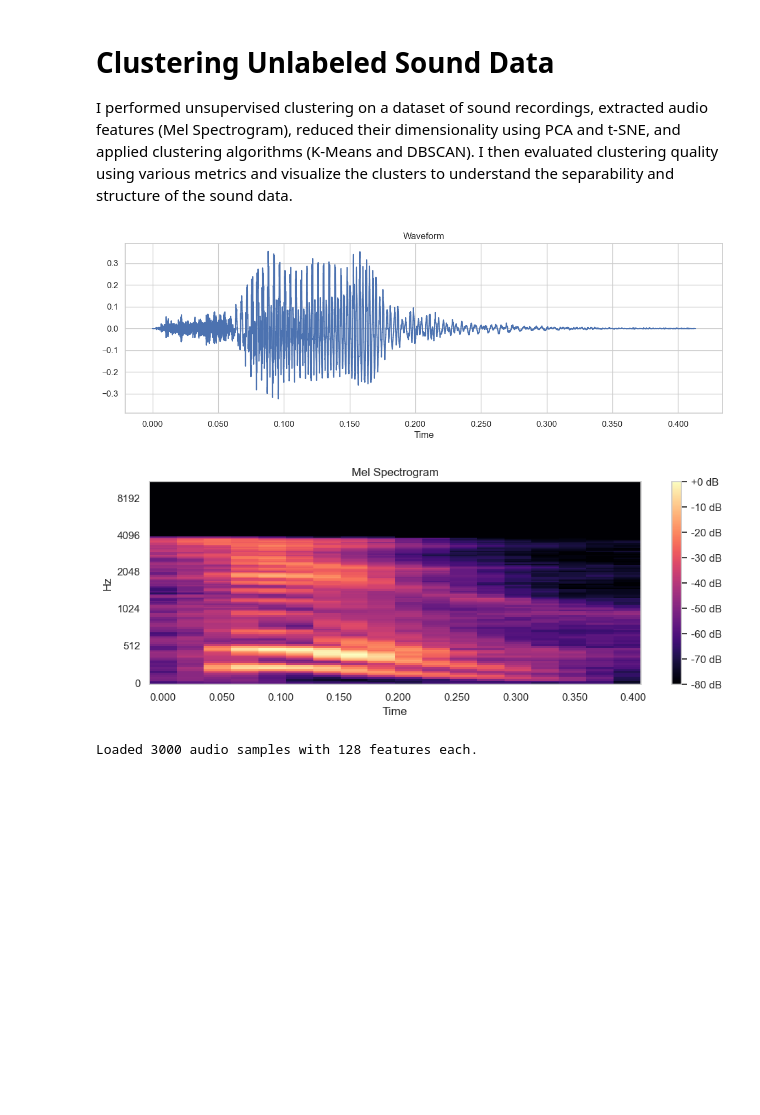
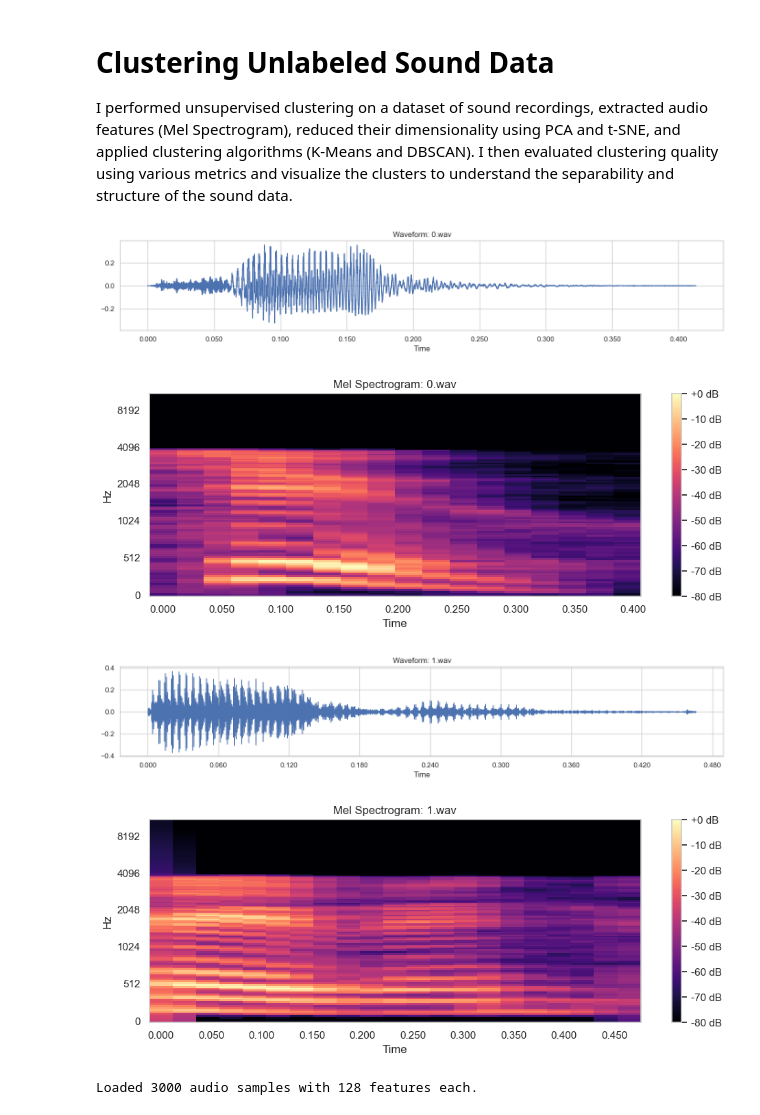
Before and after one commit to aadedigbae/Sound-Clustering-HMMs, a Jupyter notebook: clustering_notebook.ipynb, the cells around one changed output. Cells and saved outputs as stored; diff of their text form; code cells hidden in the pictures; blank space fills up the shorter version.

```diff
--- a/clustering_notebook.ipynb
+++ b/clustering_notebook.ipynb
@@ -26,29 +26,42 @@ sns.set(style="whitegrid")
 DATA_FOLDER = "unlabelled_sounds"
 # %%
 # Visualize Sample Audio Files
+# Pick two audio files from your dataset
+sample_files = [os.path.join(DATA_FOLDER, fname)
+                for fname in sorted(os.listdir(DATA_FOLDER))
+                if fname.endswith(".wav")][:2]  # First 2 files
+
 def visualize_audio_sample(file_path):
+    """Plot waveform and Mel spectrogram for a given .wav file."""
     y, sr = librosa.load(file_path)
-    plt.figure(figsize=(14, 4))
+    filename = os.path.basename(file_path)
+
+    # Plot waveform
+    plt.figure(figsize=(14, 3))
     librosa.display.waveshow(y, sr=sr)
-    plt.title("Waveform")
+    plt.title(f"Waveform: {filename}")
+    plt.tight_layout()
     plt.show()
 
+    # Plot Mel Spectrogram
+    S = librosa.feature.melspectrogram(y=y, sr=sr, n_mels=128)
+    S_dB = librosa.power_to_db(S, ref=np.max)
+
     plt.figure(figsize=(10, 4))
-    S = librosa.feature.melspectrogram(y=y, sr=sr, n_mels=128)
-    S_DB = librosa.power_to_db(S, ref=np.max)
-    librosa.display.specshow(S_DB, sr=sr, x_axis='time', y_axis='mel')
+    librosa.display.specshow(S_dB, sr=sr, x_axis='time', y_axis='mel')
     plt.colorbar(format='%+2.0f dB')
-    plt.title("Mel Spectrogram")
+    plt.title(f"Mel Spectrogram: {filename}")
     plt.tight_layout()
     plt.show()
+
+# Display for two sample files
+for sample_path in sample_files:
+    visualize_audio_sample(sample_path)
+# %% [output]
+[figure, added]
+[figure, added]
+[figure, added]
+[figure, added]
-# %%
-
-# Test visualization on one file
-sample_file = os.path.join(DATA_FOLDER, os.listdir(DATA_FOLDER)[0])
-visualize_audio_sample(sample_file)
-# %% [output]
-[figure, removed]
-[figure, removed]
 # %%
 # Feature Extraction (Mel Spectrogram Mean)
 def extract_mel_features(file_path, sr=22050, n_mels=128):
```
